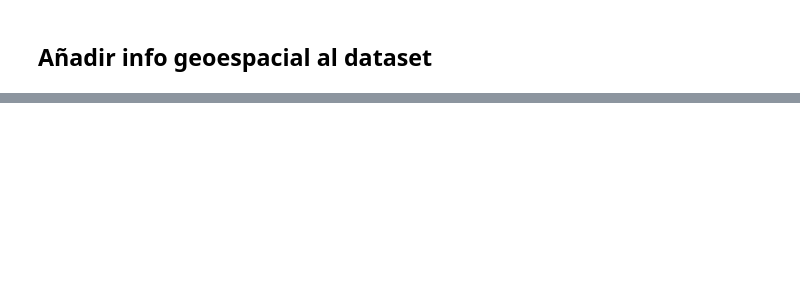
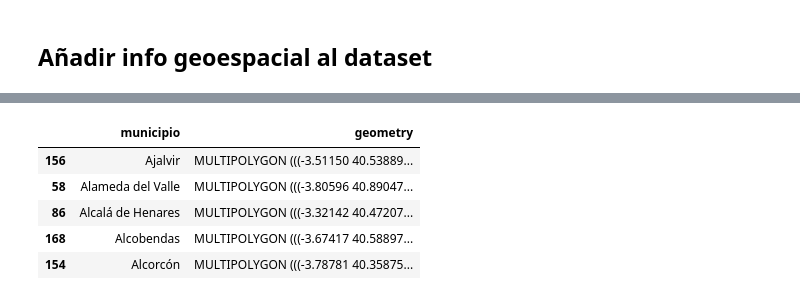
Before and after one commit to BernardoJoseLlamasVerna/Madrid_Elections_2021, a Jupyter notebook: web_scrapping_test.ipynb, the cells around one changed output, grey strips where cells are left out. Cells and saved outputs as stored; diff of their text form; code cells hidden in the pictures; blank space fills up the shorter version.

```diff
--- a/web_scrapping_test.ipynb
+++ b/web_scrapping_test.ipynb
@@ -514,0 +534,91 @@ df
+# %%
+map_municipios = map_municipios[['municipio', 'geometry']]
+# %%
+# cambiamos el nombre de los municipios con problemas y comprobamos de nuevo las diferencias
+map_municipios['municipio'] = map_municipios['municipio'].replace([
+ 'AlcalÃ¡ de Henares',
+ 'AlcorcÃ³n',
+ 'CarabaÃ±a',
+ 'ChapinerÃ\xada',
+ 'ChinchÃ³n',
+ 'CobeÃ±a',
+ 'El VellÃ³n',
+ 'El Ã\x81lamo',
+ 'FuentidueÃ±a de Tajo',
+ 'GriÃ±Ã³n',
+ 'Horcajo de la Sierra',
+ 'JurisdicciÃ³n Macomunada de El Boalo y Manzanares el Real (El Chaparral)',
+ 'JurisdicciÃ³n Mancomunada de Cerdedilla y Navacerrada',
+ 'LeganÃ©s',
+ 'Morata de TajuÃ±a',
+ 'MÃ³stoles',
+ 'Navarredonda y San MamÃ©s',
+ 'Nuevo BaztÃ¡n',
+ 'Orusco de TajuÃ±a',
+ 'Perales de TajuÃ±a',
+ 'PinuÃ©car-Gandullas',
+ 'Pozuelo de AlarcÃ³n',
+ 'PrÃ¡dena del RincÃ³n',
+ 'RascafrÃ\xada',
+ 'RedueÃ±a',
+ 'San AgustÃ\xadn del Guadalix',
+ 'San MartÃ\xadn de Valdeiglesias',
+ 'San MartÃ\xadn de la Vega',
+ 'San SebastiÃ¡n de los Reyes',
+ 'Santa MarÃ\xada de la Alameda',
+ 'TorrejÃ³n de Ardoz',
+ 'TorrejÃ³n de Velasco',
+ 'TorrejÃ³n de la Calzada',
+ 'ValdepiÃ©lagos',
+ 'Valverde de AlcalÃ¡',
+ 'Villanueva de la CaÃ±ada',
+ 'Villarejo de SalvanÃ©s',
+ 'Villaviciosa de OdÃ³n'
+], [
+ 'Alcalá de Henares',
+ 'Alcorcón',
+ 'Carabaña',
+ 'Chapinería',
+ 'Chinchón',
+ 'Cobeña',
+ 'El Vellón',
+ 'El Álamo',
+ 'Fuentidueña de Tajo',
+ 'Griñón',
+ 'Horcajo de la Sierra',
+ 'Jurisdicción Macomunada de El Boalo y Manzanares el Real (El Chaparral)',
+ 'Jurisdicción Mancomunada de Cerdedilla y Navacerrada',
+ 'Leganés',
+ 'Morata de Tajuña',
+ 'Móstoles',
+ 'Navarredonda y San Mamés',
+ 'Nuevo Baztán',
+ 'Orusco de Tajuña',
+ 'Perales de Tajuña',
+ 'Piñuécar-Gandullas',
+ 'Pozuelo de Alarcón',
+ 'Prádena del Rincón',
+ 'Rascafría',
+ 'Redueña',
+ 'San Agustín del Guadalix',
+ 'San Martín de Valdeiglesias',
+ 'San Martín de la Vega',
+ 'San Sebastián de los Reyes',
+ 'Santa María de la Alameda',
+ 'Torrejón de Ardoz',
+ 'Torrejón de Velasco',
+ 'Torrejón de la Calzada',
+ 'Valdepiélagos',
+ 'Valverde de Alcalá',
+ 'Villanueva de la Cañada',
+ 'Villarejo de Salvanés',
+ 'Villaviciosa de Odón'])
+
+map_municipios.head()
+# %% [output]
+|  | municipio | geometry |
+| 156 | Ajalvir | MULTIPOLYGON (((-3.51150 40.53889... |
+| 58 | Alameda del Valle | MULTIPOLYGON (((-3.80596 40.89047... |
+| 86 | Alcalá de Henares | MULTIPOLYGON (((-3.32142 40.47207... |
+| 168 | Alcobendas | MULTIPOLYGON (((-3.67417 40.58897... |
+| 154 | Alcorcón | MULTIPOLYGON (((-3.78781 40.35875... |
```
Also changed, not shown: parts of 15 cells of this notebook, 1 other file.
